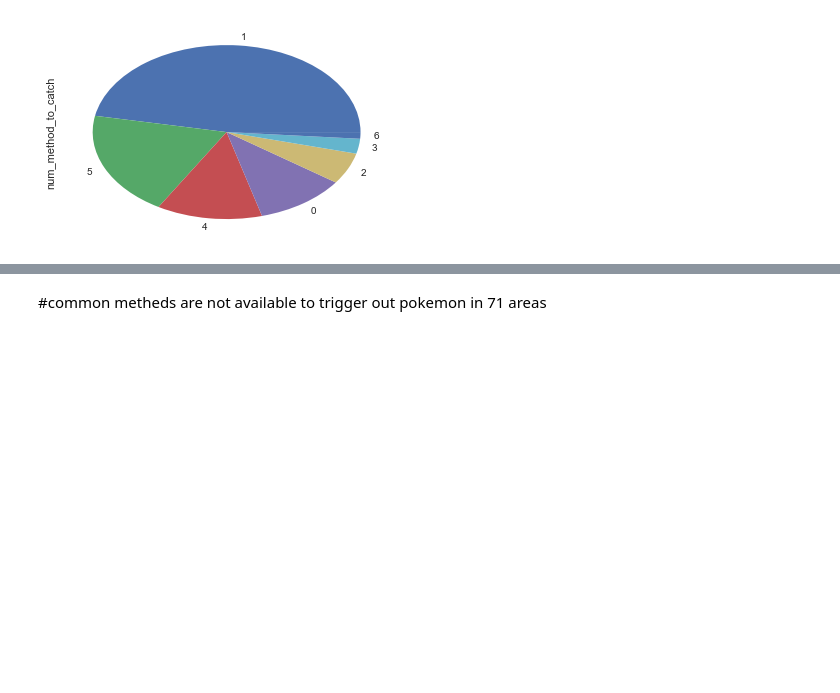
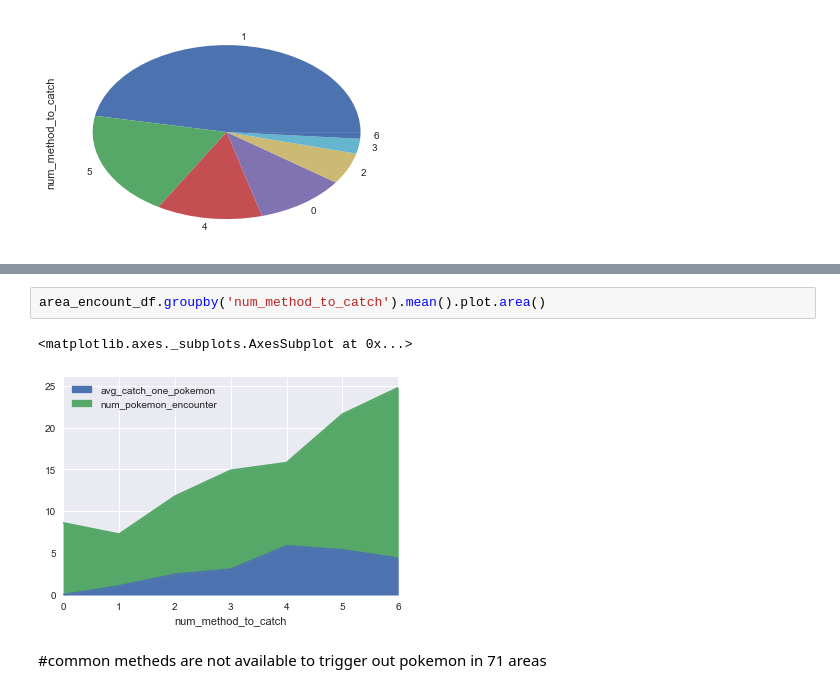
Before and after one commit to wd810/project-3, a Jupyter notebook: project-3/data/Pokemon Encounter.ipynb, the cells around one changed output, grey strips where cells are left out. Cells and saved outputs as stored; diff of their text form; blank space fills up the shorter version.

```diff
--- a/project-3/data/Pokemon Encounter.ipynb
+++ b/project-3/data/Pokemon Encounter.ipynb
@@ -56,3 +77,8 @@ area_encount_df.num_method_to_catch.value_counts().plot.pie()
+# %%
+area_encount_df.groupby('num_method_to_catch').mean().plot.area()
+# %% [output]
+<matplotlib.axes._subplots.AxesSubplot at 0x...>
+[figure, added]
 # %% [markdown]
 #common metheds are not available to trigger out pokemon in 71 areas
 # %%
```
Also changed, not shown: parts of 7 cells of this notebook, 15 other files.
